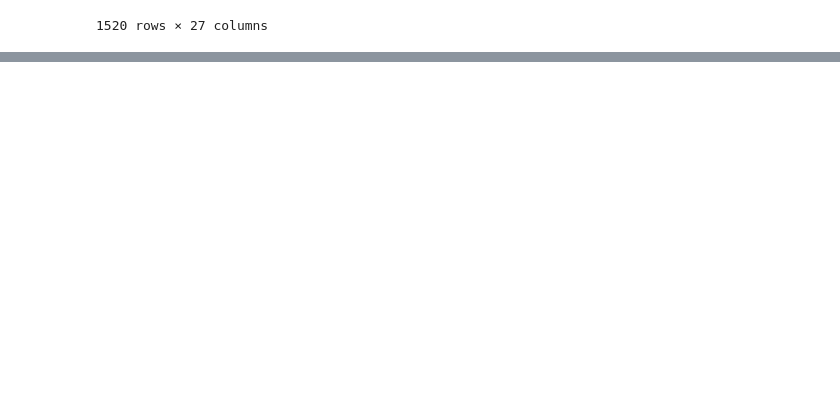
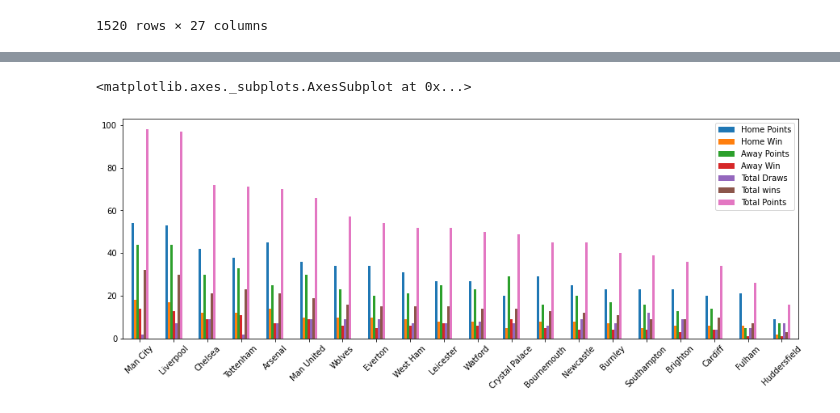
Before and after one commit to ethomps33/Premier_League_Sports_Analysis, a Jupyter notebook: Untitled.ipynb, the cells around one changed output, grey strips where cells are left out. Cells and saved outputs as stored; diff of their text form; code cells hidden in the pictures; blank space fills up the shorter version.

```diff
--- a/Untitled.ipynb
+++ b/Untitled.ipynb
@@ -213,0 +285,12 @@ wins
+# %%
+home19_wins = s19.groupby('HomeTeam')['Home Points' ,'Home Win', 'Draw'].sum()
+away19_wins = s19.groupby('AwayTeam')['Away Points' ,'Away Win', 'Draw'].sum()
+away19_wins = away19_wins.rename(columns={'Draw': 'Away Draws'})
+wins19= pd.concat([home19_wins,away19_wins], axis=1)
+
+wins19['Total Draws'] =wins19['Draw'] +wins19['Away Draws']
+wins19['Total wins'] =wins19['Home Win'] +wins19['Away Win']
+wins19['Total Points'] =wins19['Home Points'] +wins19['Away Points']
+wins19.sort_values('Total Points',ascending=False, inplace=True)
+wins19 =wins19.drop(['Draw', 'Away Draws'], axis=1)
+wins19
@@ -227,0 +330,5 @@ AttributeError: 'NoneType' object has no attribute 'plot'
+# %%
+wins19.plot(kind='bar', rot=45, figsize=(15,5))
+# %% [output]
+<matplotlib.axes._subplots.AxesSubplot at 0x...>
+[figure, added]
```
Also changed, not shown: parts of 13 cells of this notebook.
